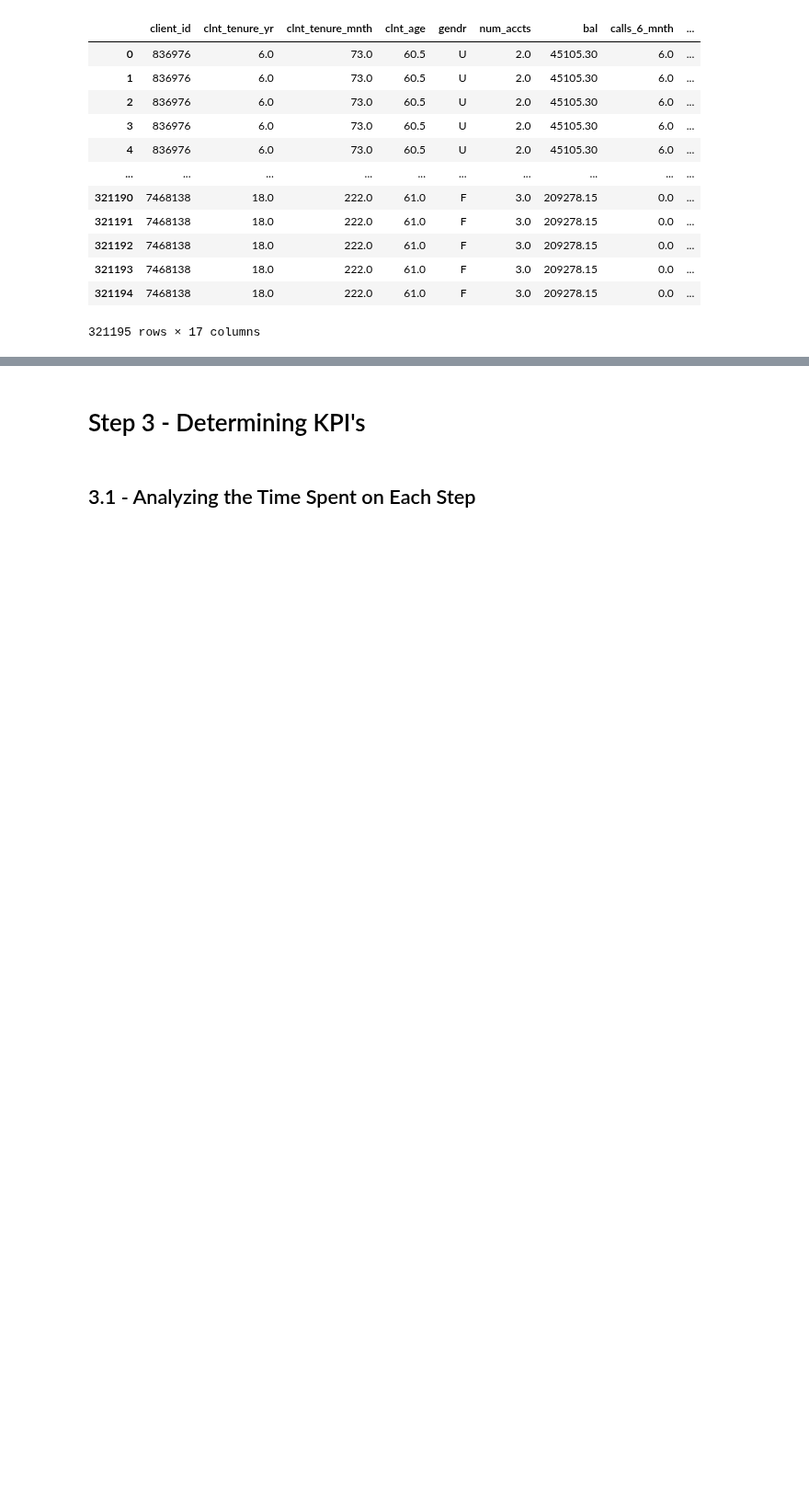
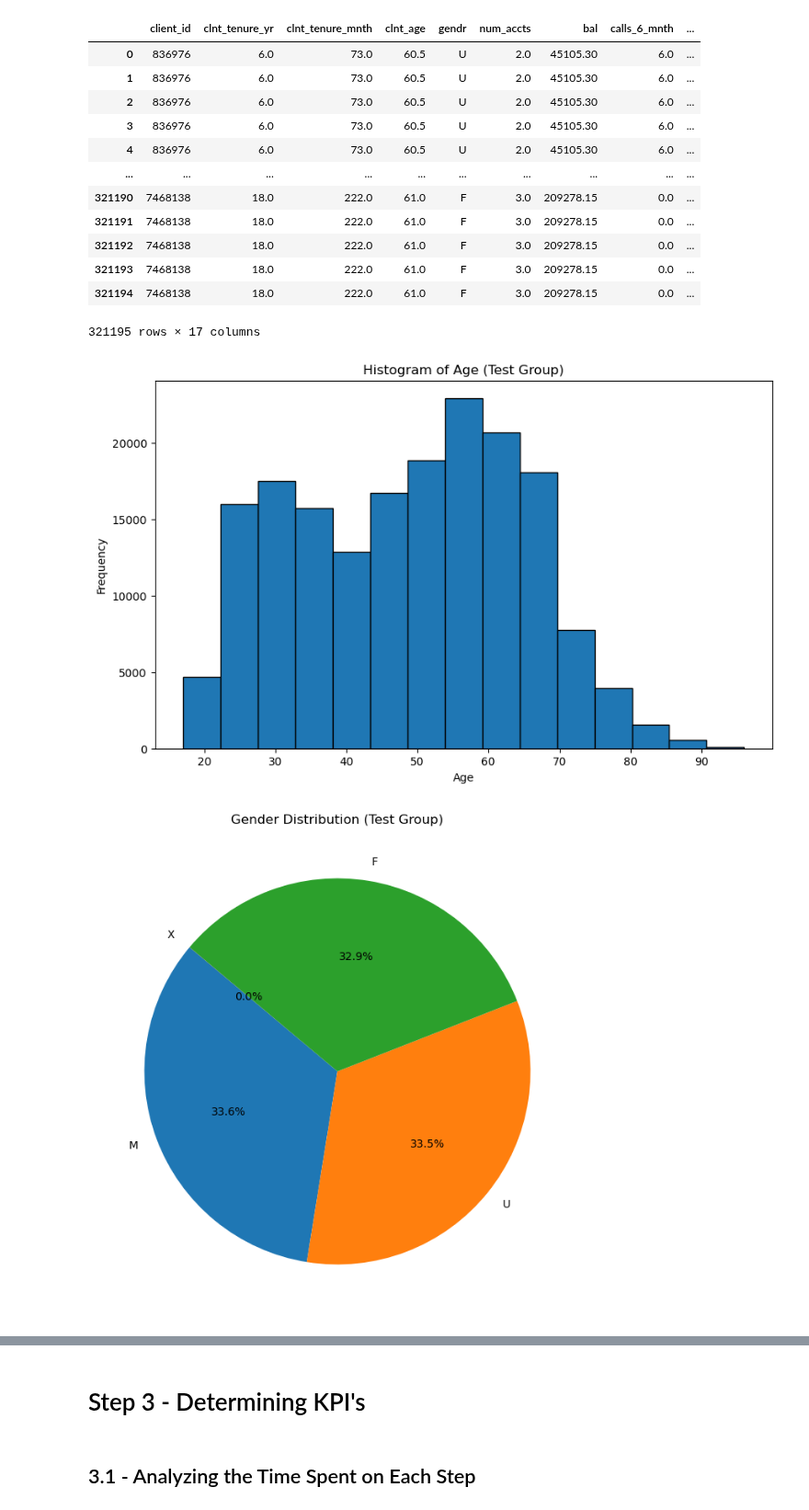
Before and after one commit to Josepdmo/PROJECT2, a Jupyter notebook: Main (functions).ipynb, the cells around one changed output, grey strips where cells are left out. Shown at 92% size. Cells and saved outputs as stored; diff of their text form; code cells hidden in the pictures; blank space fills up the shorter version.

```diff
--- a/Main (functions).ipynb
+++ b/Main (functions).ipynb
@@ -344,5 +345,10 @@ variation_df
 | 321194 | 7468138 | 18.0 | 222.0 | 61.0 | F | 3.0 | 209278.15 | 0.0 | ... |
 321195 rows × 17 columns
 # %%
-control_df = vd.get_control_df(variation_df)
-test_df = vd.get_test_df(variation_df)
+control_df = vd.analyze_test_group(variation_df)
+test_df = vd.analyze_test_group(variation_df)
+combined_graph = vd.compare_age_distributions(control_df, test_df)
+control_df, test_df, combined_graph
+# %% [output]
+[figure, added]
+[figure, added]
```
Also changed, not shown: parts of 62 cells of this notebook, 3 other files.
